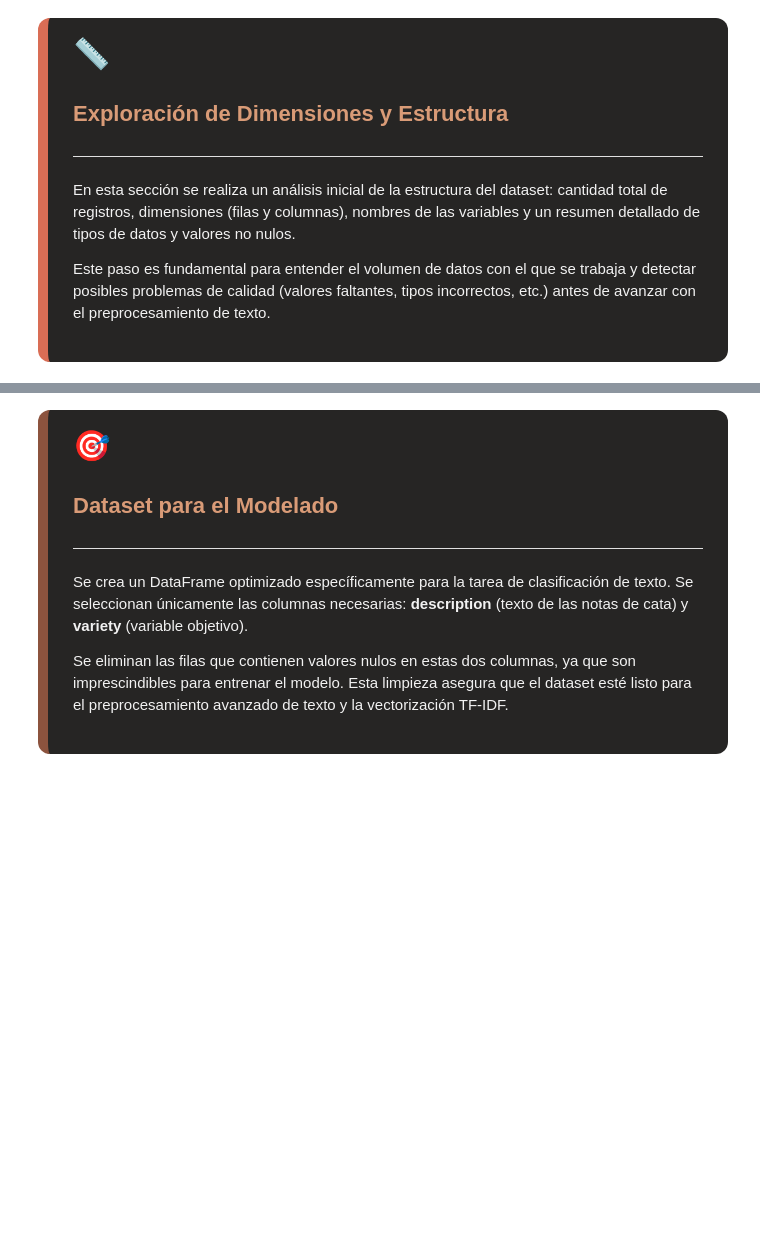
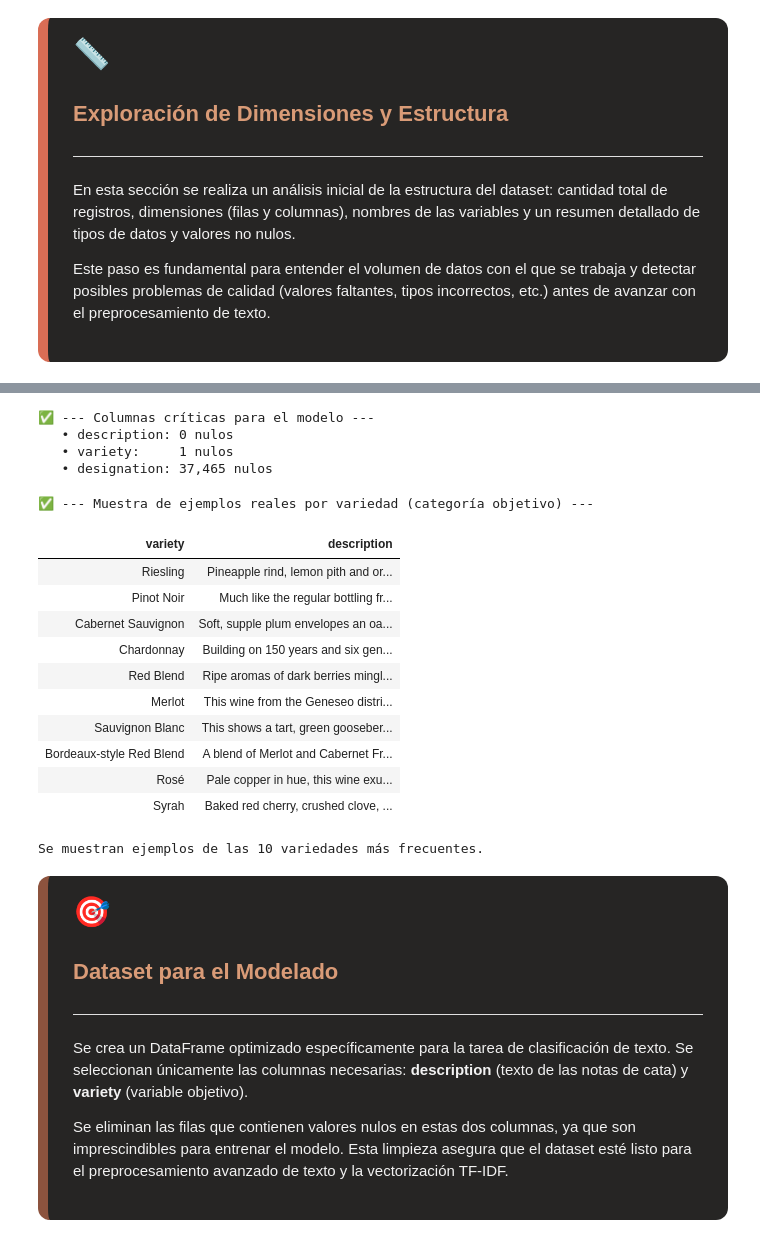
Before and after one commit to Azwraithz/Coderhouse-DataScience-C77805, a Jupyter notebook: Analisis-de-vinos/DataScienceII-C77805-Morales_Luis.ipynb, the cells around one changed output, grey strips where cells are left out. Cells and saved outputs as stored; diff of their text form; code cells hidden in the pictures; blank space fills up the shorter version.

```diff
--- a/Analisis-de-vinos/DataScienceII-C77805-Morales_Luis.ipynb
+++ b/Analisis-de-vinos/DataScienceII-C77805-Morales_Luis.ipynb
@@ -306,28 +439,81 @@ print(f"Porcentaje de duplicados: {(duplicate_count / len(df) * 100):.2f}%\n")
 # %%
-# Análisis específico de columnas críticas para el modelo
-print("📌 Columnas críticas para el modelo:")
+# ==============================================================================
+# ANÁLISIS DE COLUMNAS CRÍTICAS PARA EL MODELO
+# ==============================================================================
+
+print("✅ --- Columnas críticas para el modelo ---")
 print(f"   • description: {df['description'].isnull().sum():,} nulos")
 print(f"   • variety:     {df['variety'].isnull().sum():,} nulos")
 print(f"   • designation: {df['designation'].isnull().sum():,} nulos")
+# %% [output]
+✅ --- Columnas críticas para el modelo ---
+   • description: 0 nulos
+   • variety:     1 nulos
+   • designation: 37,465 nulos
 # %%
-print("📝 --- Muestra de ejemplos reales por variedad (categoría objetivo) ---\n")
+# ==============================================================================
+# MUESTRA DE EJEMPLOS REALES POR VARIEDAD (categoría objetivo)
+# ==============================================================================
+
+print("✅ --- Muestra de ejemplos reales por variedad (categoría objetivo) ---")
 
 # Selección de un ejemplo representativo por cada una de las 10 variedades más frecuentes
 top_varieties = df_nlp['variety'].value_counts().head(10).index.tolist()
 
 sample_examples = (df_nlp[df_nlp['variety'].isin(top_varieties)]
                    .groupby('variety')
-                   .head(1)[['variety', 'description']])
+                   .head(1)[['variety', 'description']]
+                   .reset_index(drop=True))
 
 # Visualización de los ejemplos de forma más legible
-display(sample_examples.style.set_properties(**{
-    'text-align': 'left',
-    'white-space': 'pre-wrap',
-    'max-width': '800px',
-    'border': '1px solid #555'
-}).set_caption("Ejemplos de descripciones por variedad de vino"))
+display(
+    sample_examples.style
+    .set_properties(**{
+        'text-align'      : 'left',
+        'white-space'     : 'pre-wrap',
+        'max-width'       : '850px',
+        'padding'         : '8px 12px',
+        'font-size'       : '13px',
+        'color'           : '#f2f2f2',
+        'background-color': '#262524',
+        'border'          : '1px solid #8C533E'
+    })
+    .set_properties(subset=['variety'], **{
+        'color'           : '#D99B77',
+        'font-weight'     : 'bold',
+        'white-space'     : 'nowrap',
+        'width'           : '160px'
+    })
+    .set_table_styles([
+        {
+            'selector': 'th',
+            'props'   : [
+                ('background-color', '#8C533E'),
+                ('color'           , '#D99B77'),
+                ('font-size'       , '13px'),
+                ('text-align'      , 'left'),
+                ('padding'         , '8px 12px')
+            ]
+        },
+    ])
+    .hide(axis='index')
+)
 
 print(f"\nSe muestran ejemplos de las {len(sample_examples)} variedades más frecuentes.")
+# %% [output]
+✅ --- Muestra de ejemplos reales por variedad (categoría objetivo) ---
+| variety | description |
+| Riesling | Pineapple rind, lemon pith and or... |
+| Pinot Noir | Much like the regular bottling fr... |
+| Cabernet Sauvignon | Soft, supple plum envelopes an oa... |
+| Chardonnay | Building on 150 years and six gen... |
+| Red Blend | Ripe aromas of dark berries mingl... |
+| Merlot | This wine from the Geneseo distri... |
+| Sauvignon Blanc | This shows a tart, green gooseber... |
+| Bordeaux-style Red Blend | A blend of Merlot and Cabernet Fr... |
+| Rosé | Pale copper in hue, this wine exu... |
+| Syrah | Baked red cherry, crushed clove, ... |
+Se muestran ejemplos de las 10 variedades más frecuentes.
 # %% [markdown]
 <div style="background-color: #262524; padding: 25px; border-radius: 12px; border-left: 10px solid #8C533E; font-family: sans-serif; max-width: 100%; box-sizing: border-box;">
     <div style="display: flex; align-items: center; margin-bottom: 10px;">
```
Also changed, not shown: parts of 9 cells of this notebook.
